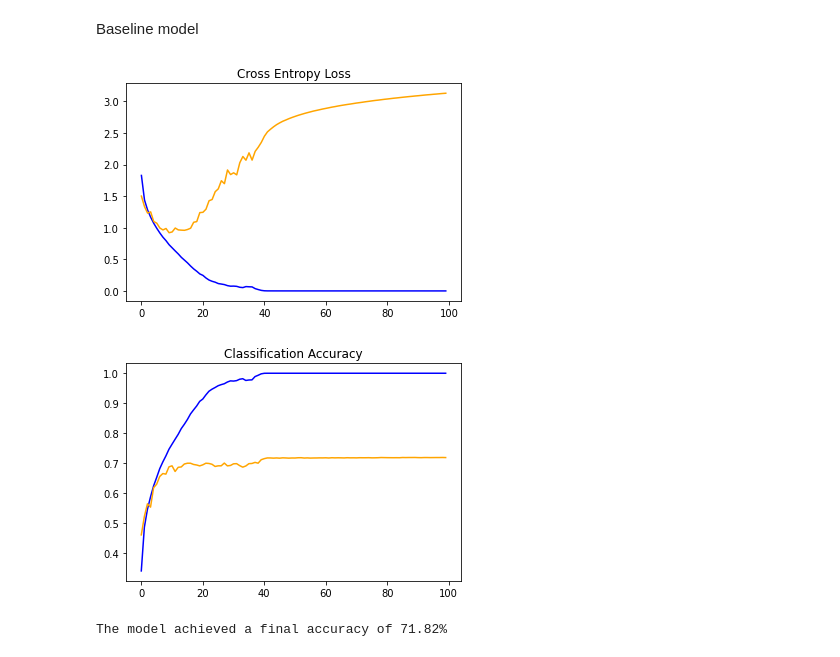
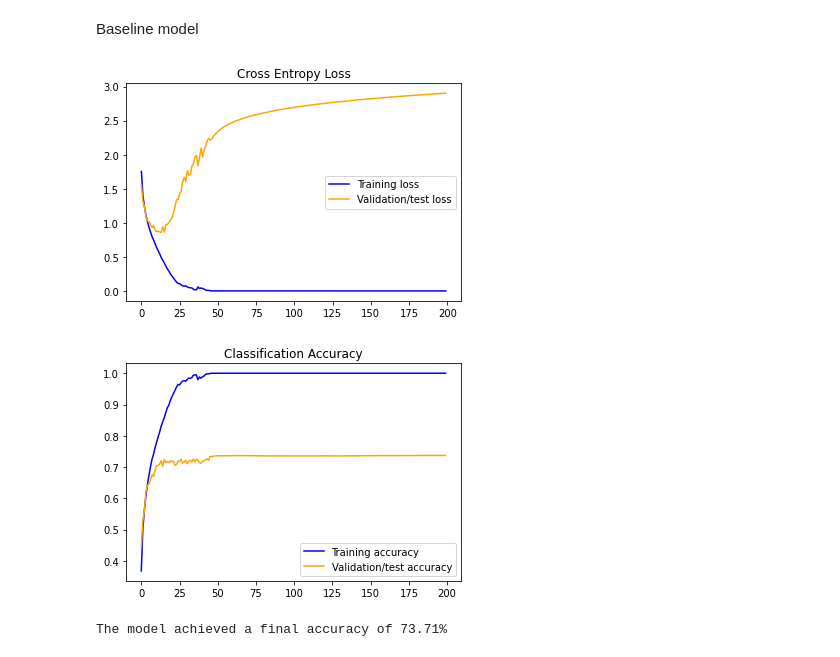
Before and after one commit to hishamad/Deep-Learning-Project, a Jupyter notebook: project.ipynb, the cells around one changed output. Saved outputs shown, nothing was run; the diff lists cells and outputs as text; code cells hidden in the pictures.

Commit message:
Base model done

```diff
--- a/project.ipynb
+++ b/project.ipynb
@@ -35,7 +35,7 @@ Imortant functions
 def train(model):
     trainX, trainY, testX, testY = load_dataset()
 
-    results = model.fit(trainX, trainY, epochs=200, batch_size=512, validation_data=(testX, testY), verbose=0)
+    results = model.fit(trainX, trainY, epochs=200, batch_size=64, validation_data=(testX, testY), verbose=0)
 
     return results
 
@@ -44,15 +44,17 @@ def evaluate(model):
 
     print(f"The model achieved a final accuracy of {acc*100:.2f}%")
 
-def plot_results(results):
+def plot_results(history):
 	plt.title('Cross Entropy Loss')
-	plt.plot(results.history['loss'], color='blue', label='Training loss')
-	plt.plot(results.history['val_loss'], color='orange', label='Validation/test loss')
+	plt.plot(history['loss'], color='blue', label='Training loss')
+	plt.plot(history['val_loss'], color='orange', label='Validation/test loss')
+	plt.legend()
 	plt.show()
 
 	plt.title('Classification Accuracy')
-	plt.plot(results.history['accuracy'], color='blue', label='Training accuracy')
-	plt.plot(results.history['val_accuracy'], color='orange', label='Validation/test accuracy')
+	plt.plot(history['accuracy'], color='blue', label='Training accuracy')
+	plt.plot(history['val_accuracy'], color='orange', label='Validation/test accuracy')
+	plt.legend()
 	plt.show()
 # %%
 def save_model(filename, model):
@@ -101,11 +103,11 @@ def baseline_model():
 model = baseline_model()
 results = train(model)
 # %%
-plot_results(results)
+plot_results(results.history)
 evaluate(model)
 # %% [output]
-[figure, old version]
+[figure, new version]
-[figure, old version]
+[figure, new version]
-The model achieved a final accuracy of 71.82%
+The model achieved a final accuracy of 73.71%
 # %%
 save_model('base_model', model)
```
Also changed, not shown: parts of 4 cells of this notebook, 2 other files.
